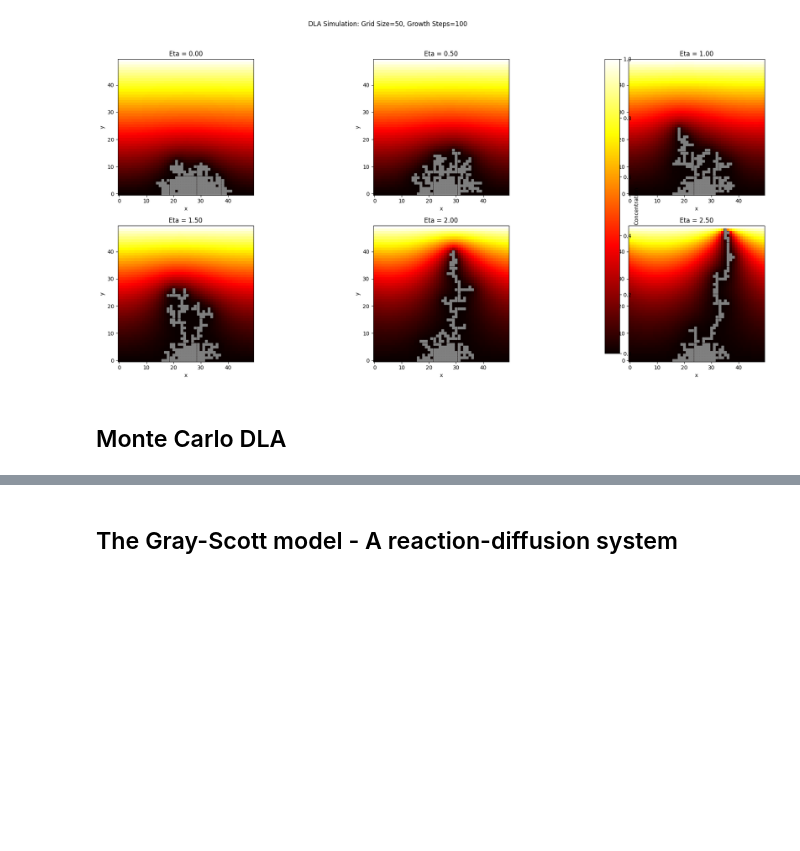
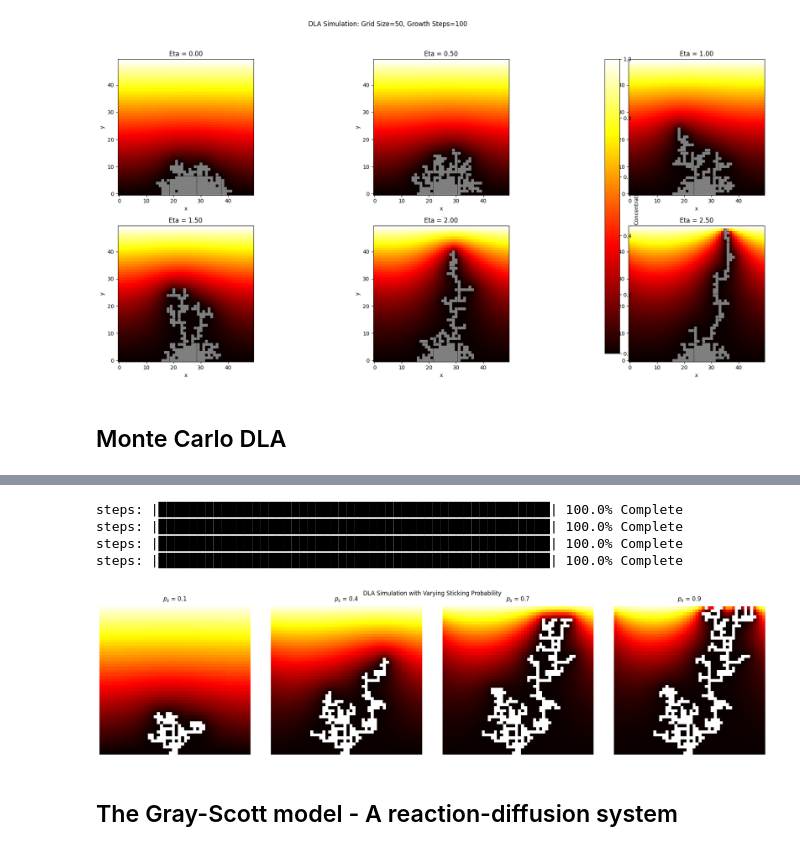
Before and after one commit to shreyaraghavendra/scientific-computing-group2, a Jupyter notebook: set2.ipynb, the cells around one changed output, grey strips where cells are left out. Saved outputs shown, nothing was run; the diff lists cells and outputs as text; code cells hidden in the pictures; blank space fills up the shorter version.

```diff
--- a/set2.ipynb
+++ b/set2.ipynb
@@ -218,2 +213,33 @@ steps: |████████████████████████
+# %%
+grid_size = 50
+initial_grid = np.linspace(0, 1, grid_size).reshape((grid_size, 1)) # linear gradient in the y direction
+initial_grid = np.repeat(initial_grid, grid_size, axis=1)
+initial_objects = [(0,int(grid_size/2))]
+growth_steps = 100
+eta = 0 # changing this gives different object shapes
+omega = 1.90 # optimal omega for grid size 50 from the previous assignment
+sticking_probabilities = [0.1, 0.4, 0.7, 0.9]
+
+# Create subplots
+fig, axes = plt.subplots(1, 4, figsize=(20, 5))
+
+for i, sp in enumerate(sticking_probabilities):
+    final_state, final_objects = monte_carlo_DLA(initial_grid, grid_size, initial_objects, growth_steps, sp)
+    for j in range(len(final_objects)):
+        final_state[final_objects[j][0], final_objects[j][1]] = 1
+
+    axes[i].imshow(final_state, cmap='hot', interpolation='nearest', origin='lower')
+    axes[i].set_title(f'$p_s$ = {sp}')
+    axes[i].axis('off')
+
+plt.suptitle('DLA Simulation with Varying Sticking Probability')
+plt.tight_layout()
+plt.show()
+# %% [output]
+steps: |██████████████████████████████████████████████████| 100.0% Complete
+steps: |██████████████████████████████████████████████████| 100.0% Complete
+steps: |██████████████████████████████████████████████████| 100.0% Complete
+steps: |██████████████████████████████████████████████████| 100.0% Complete
+[figure, added]
 # %% [markdown]
 ## The Gray-Scott model - A reaction-diffusion system
```
Also changed, not shown: parts of 4 cells of this notebook.
